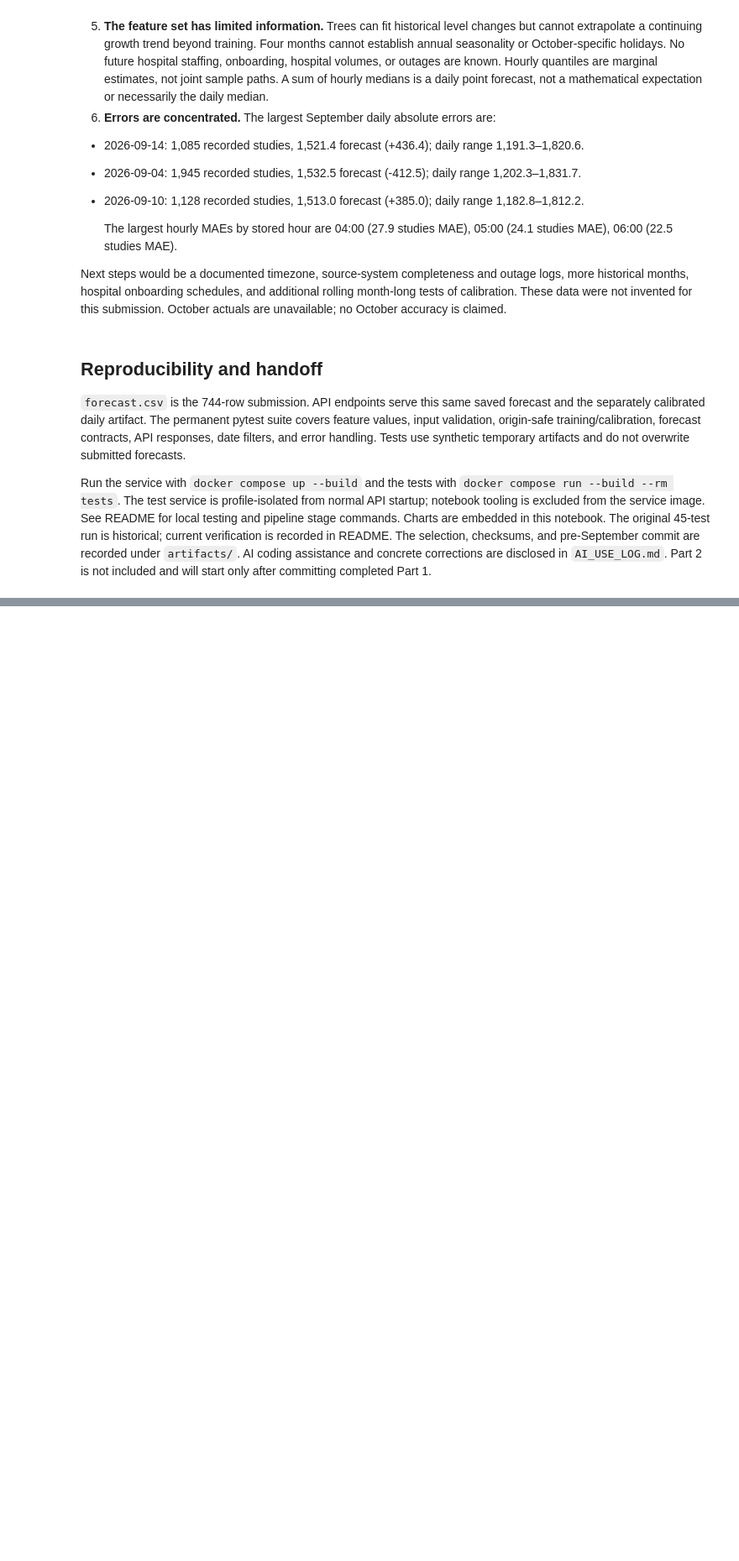
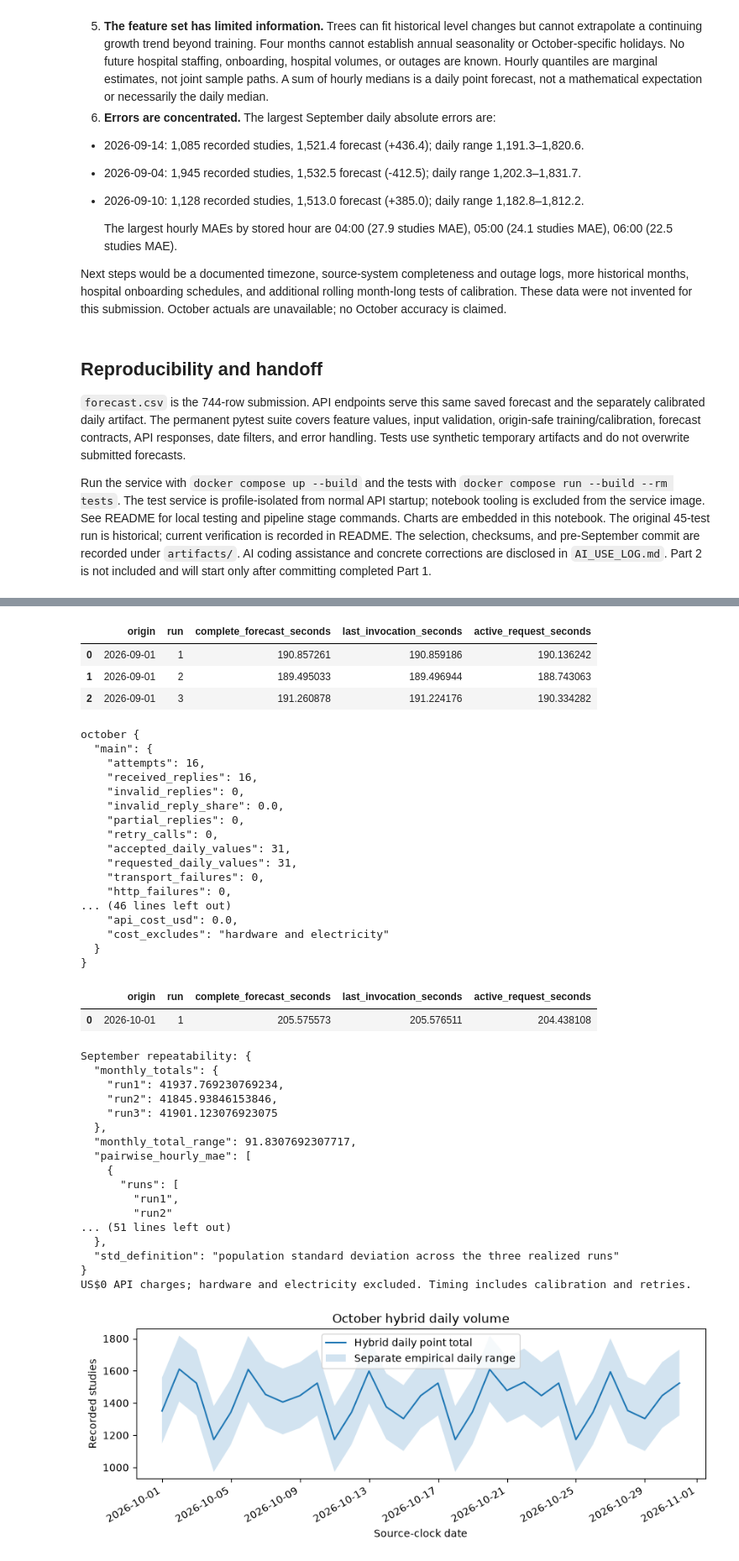
Before and after one commit to guptaanvesh79/teleradiology-forecasting-project, a Jupyter notebook: report.ipynb, the cells around one changed output, grey strips where cells are left out. Shown at 84% size. Cells and saved outputs as stored; diff of their text form; code cells hidden in the pictures; blank space fills up the shorter version.

Commit message:
omplete hybrid LLM forecasts and final comparison report

```diff
--- a/report.ipynb
+++ b/report.ipynb
@@ -356,0 +374,12 @@ Part 2 is not included and will start only after committing completed Part 1.
+# %%
+from pathlib import Path
+import json
+import pandas as pd
+import matplotlib.pyplot as plt
+from IPython.display import display
+from llm_forecasting.reporting import saved_report_data
+HYBRID_ROOT = Path('/Users/anveshgupta/Documents/Projects/teleradiology-forecasting')
+hybrid_report = saved_report_data(HYBRID_ROOT)
+display(hybrid_report['comparison'])
+display(hybrid_report['diagnostics'])
+print(hybrid_report['recommendation'])
@@ -356,0 +413,16 @@ Part 2 is not included and will start only after committing completed Part 1.
+# %%
+for stage, result in hybrid_report['reliability'].items():
+    print(stage, json.dumps({k: {field: value for field, value in result[k].items() if field != 'per_call'} for k in ('main', 'calibration', 'combined')}, indent=2))
+    display(pd.DataFrame(result['windows'])[['origin', 'run', 'complete_forecast_seconds', 'last_invocation_seconds', 'active_request_seconds']])
+print('September repeatability:', json.dumps(hybrid_report['repeatability'], indent=2))
+print('US$0 API charges; hardware and electricity excluded. Timing includes calibration and retries.')
+daily = pd.read_csv(HYBRID_ROOT / 'artifacts/llm/october/2026-10-01_run1_daily.csv', parse_dates=['date'])
+fig, ax = plt.subplots(figsize=(10, 3))
+ax.plot(daily.date, daily.forecast, label='Hybrid daily point total')
+ax.fill_between(daily.date, daily.p10, daily.p90, alpha=0.2, label='Separate empirical daily range')
+ax.set(title='October hybrid daily volume', ylabel='Recorded studies', xlabel='Source-clock date')
+ax.legend()
+fig.autofmt_xdate()
+display(fig)
+plt.close(fig)
+# %% [output]
@@ -356,0 +467,41 @@ Part 2 is not included and will start only after committing completed Part 1.
+|  | origin | run | complete_forecast_seconds | last_invocation_seconds | active_request_seconds |
+| 0 | 2026-09-01 | 1 | 190.857261 | 190.859186 | 190.136242 |
+| 1 | 2026-09-01 | 2 | 189.495033 | 189.496944 | 188.743063 |
+| 2 | 2026-09-01 | 3 | 191.260878 | 191.224176 | 190.334282 |
+october {
+  "main": {
+    "attempts": 16,
+    "received_replies": 16,
+    "invalid_replies": 0,
+    "invalid_reply_share": 0.0,
+    "partial_replies": 0,
+    "retry_calls": 0,
+    "accepted_daily_values": 31,
+    "requested_daily_values": 31,
+    "transport_failures": 0,
+    "http_failures": 0,
+... (46 lines left out)
+    "api_cost_usd": 0.0,
+    "cost_excludes": "hardware and electricity"
+  }
+}
+|  | origin | run | complete_forecast_seconds | last_invocation_seconds | active_request_seconds |
+| 0 | 2026-10-01 | 1 | 205.575573 | 205.576511 | 204.438108 |
+September repeatability: {
+  "monthly_totals": {
+    "run1": 41937.769230769234,
+    "run2": 41845.93846153846,
+    "run3": 41901.123076923075
+  },
+  "monthly_total_range": 91.8307692307717,
+  "pairwise_hourly_mae": [
+    {
+      "runs": [
+        "run1",
+        "run2"
+... (51 lines left out)
+  },
+  "std_definition": "population standard deviation across the three realized runs"
+}
+US$0 API charges; hardware and electricity excluded. Timing includes calibration and retries.
+[figure, added]
```
Also changed, not shown: parts of 4 cells of this notebook, 31 other files.
